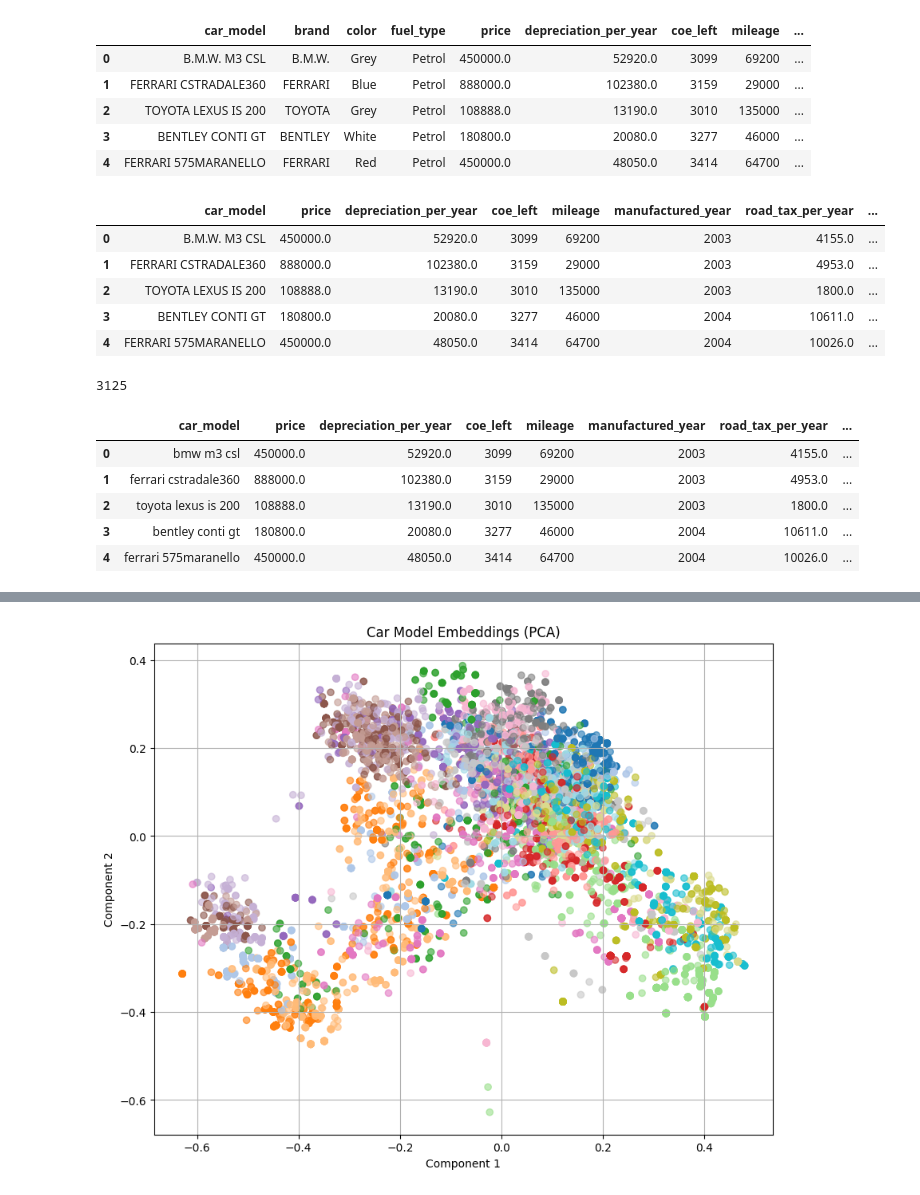
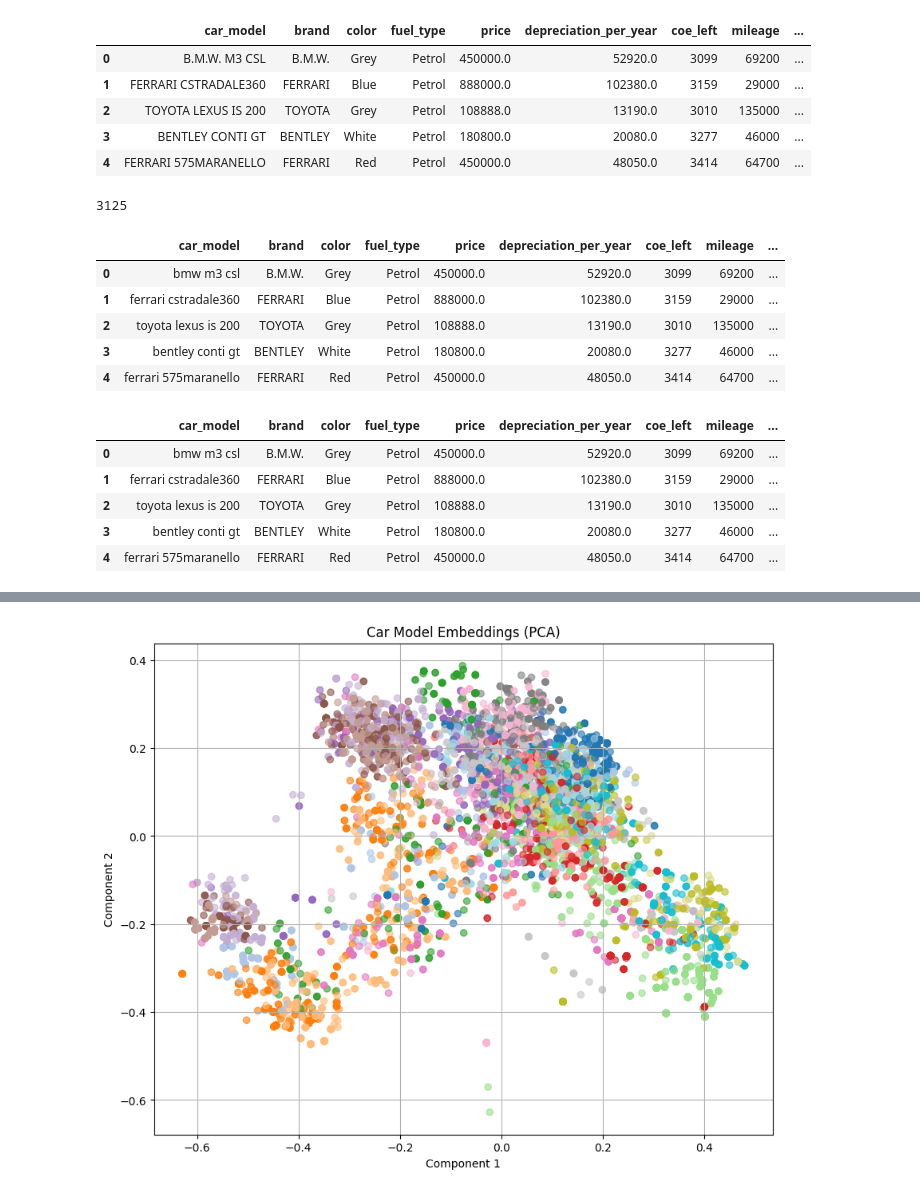
Before and after one commit to joelleng/IS3107_GP20, a Jupyter notebook: DataCleaning_FeatEngineering_EDA.ipynb, the cells around one changed output, grey strips where cells are left out. Saved outputs shown, nothing was run; the diff lists cells and outputs as text; code cells hidden in the pictures.

```diff
--- a/DataCleaning_FeatEngineering_EDA.ipynb
+++ b/DataCleaning_FeatEngineering_EDA.ipynb
@@ -111,6 +113,8 @@ def feature_engineer_car_age(df):
     df = df.copy()
     df['car_age'] = current_year - df['manufactured_year']
 
+    df.drop(columns=['manufactured_year'], inplace=True)
+
     return df
 # %%
 df_with_car_age = feature_engineer_car_age(df_cleaned)
@@ -173,12 +156,14 @@ def feature_engineer_dummys(df):
     return df
 # %%
-df_dummy = feature_engineer_dummys(df_temporal)
-df_dummy.head()
+df_cleaned_model = feature_engineer_clean_model_name(df_temporal)
+print(df_cleaned_model['car_model'].nunique())
+df_cleaned_model.head()
 # %% [output]
+3125
-|  | car_model | price | depreciation_per_year | coe_left | mileage | manufactured_year | road_tax_per_year | ... |
-| 0 | B.M.W. M3 CSL | 450000.0 | 52920.0 | 3099 | 69200 | 2003 | 4155.0 | ... |
-| 1 | FERRARI CSTRADALE360 | 888000.0 | 102380.0 | 3159 | 29000 | 2003 | 4953.0 | ... |
-| 2 | TOYOTA LEXUS IS 200 | 108888.0 | 13190.0 | 3010 | 135000 | 2003 | 1800.0 | ... |
-| 3 | BENTLEY CONTI GT | 180800.0 | 20080.0 | 3277 | 46000 | 2004 | 10611.0 | ... |
-| 4 | FERRARI 575MARANELLO | 450000.0 | 48050.0 | 3414 | 64700 | 2004 | 10026.0 | ... |
+|  | car_model | brand | color | fuel_type | price | depreciation_per_year | coe_left | mileage | ... |
+| 0 | bmw m3 csl | B.M.W. | Grey | Petrol | 450000.0 | 52920.0 | 3099 | 69200 | ... |
+| 1 | ferrari cstradale360 | FERRARI | Blue | Petrol | 888000.0 | 102380.0 | 3159 | 29000 | ... |
+| 2 | toyota lexus is 200 | TOYOTA | Grey | Petrol | 108888.0 | 13190.0 | 3010 | 135000 | ... |
+| 3 | bentley conti gt | BENTLEY | White | Petrol | 180800.0 | 20080.0 | 3277 | 46000 | ... |
+| 4 | ferrari 575maranello | FERRARI | Red | Petrol | 450000.0 | 48050.0 | 3414 | 64700 | ... |
 # %%
@@ -189,13 +175,11 @@ def feature_engineer_clean_model_name(df):
     return df
 # %%
-df_cleaned_model = feature_engineer_clean_model_name(df_dummy)
-print(df_cleaned_model['car_model'].nunique())
-df_cleaned_model.head()
+df_embedded = feature_engineer_car_model_embedding(df_cleaned_model)
+df_embedded.head()
 # %% [output]
-3125
-|  | car_model | price | depreciation_per_year | coe_left | mileage | manufactured_year | road_tax_per_year | ... |
-| 0 | bmw m3 csl | 450000.0 | 52920.0 | 3099 | 69200 | 2003 | 4155.0 | ... |
-| 1 | ferrari cstradale360 | 888000.0 | 102380.0 | 3159 | 29000 | 2003 | 4953.0 | ... |
-| 2 | toyota lexus is 200 | 108888.0 | 13190.0 | 3010 | 135000 | 2003 | 1800.0 | ... |
-| 3 | bentley conti gt | 180800.0 | 20080.0 | 3277 | 46000 | 2004 | 10611.0 | ... |
-| 4 | ferrari 575maranello | 450000.0 | 48050.0 | 3414 | 64700 | 2004 | 10026.0 | ... |
+|  | car_model | brand | color | fuel_type | price | depreciation_per_year | coe_left | mileage | ... |
+| 0 | bmw m3 csl | B.M.W. | Grey | Petrol | 450000.0 | 52920.0 | 3099 | 69200 | ... |
+| 1 | ferrari cstradale360 | FERRARI | Blue | Petrol | 888000.0 | 102380.0 | 3159 | 29000 | ... |
+| 2 | toyota lexus is 200 | TOYOTA | Grey | Petrol | 108888.0 | 13190.0 | 3010 | 135000 | ... |
+| 3 | bentley conti gt | BENTLEY | White | Petrol | 180800.0 | 20080.0 | 3277 | 46000 | ... |
+| 4 | ferrari 575maranello | FERRARI | Red | Petrol | 450000.0 | 48050.0 | 3414 | 64700 | ... |
```
Also changed, not shown: parts of 36 cells of this notebook.
